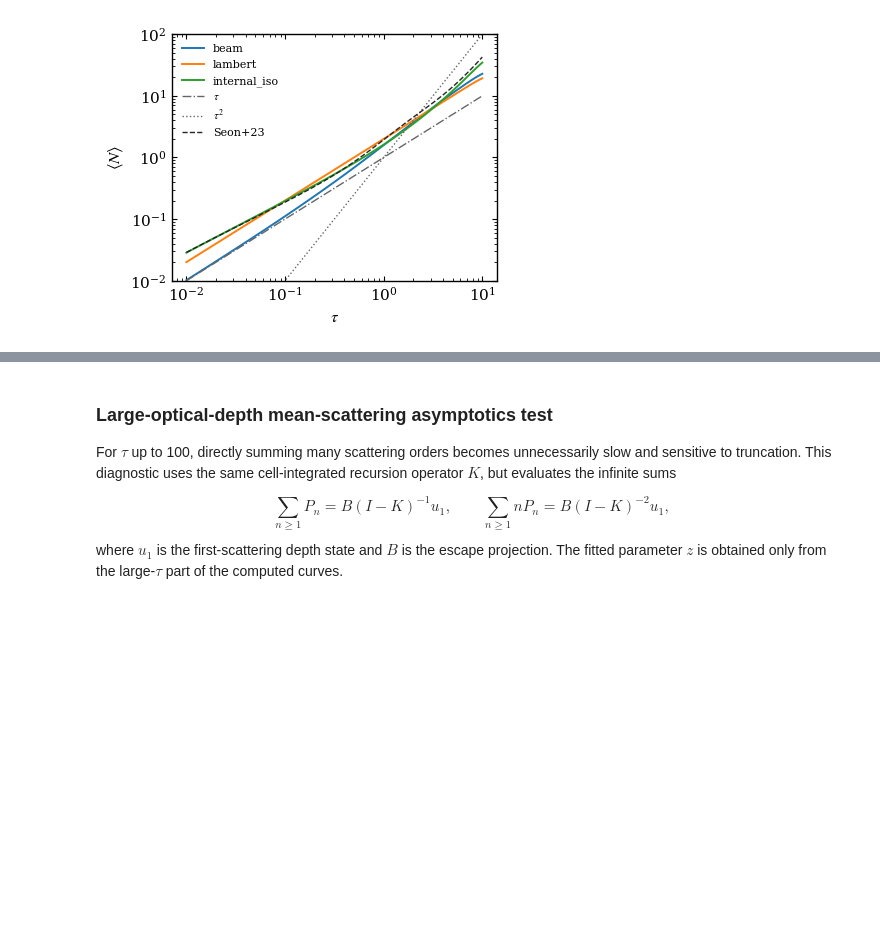
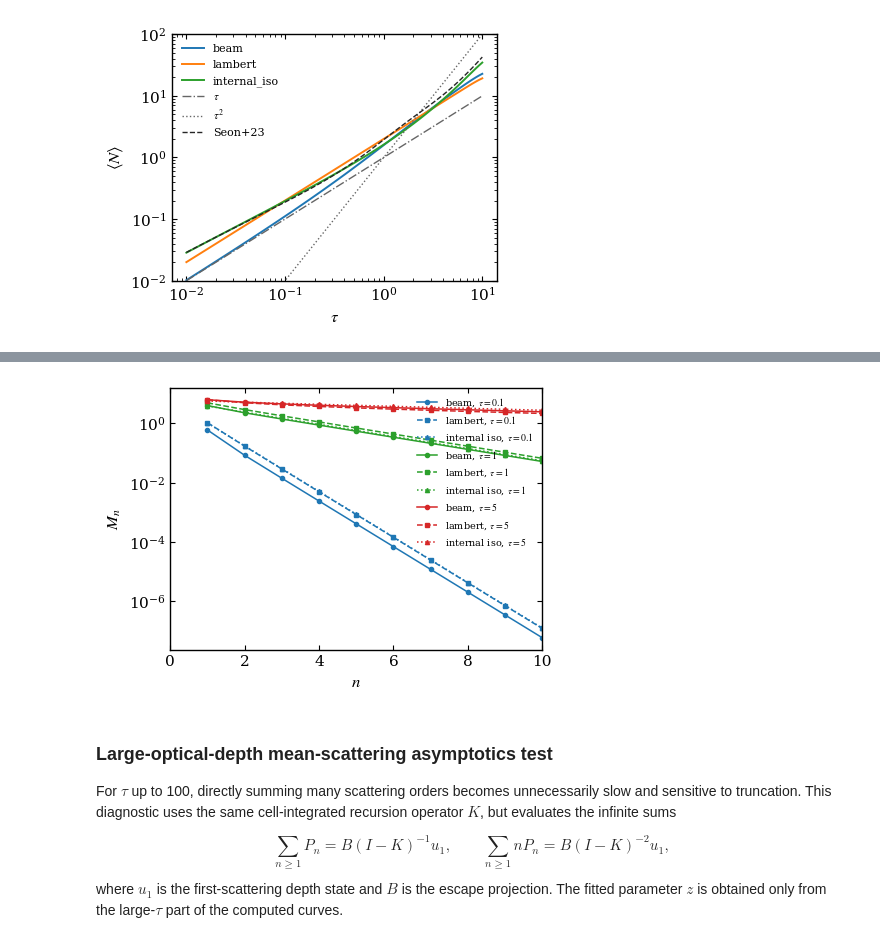
Before and after one commit to XU-Haichao/slab-multiscattering-recursion, a Jupyter notebook: theory_recursive_demo.ipynb, the cells around one changed output, grey strips where cells are left out. Cells and saved outputs as stored; diff of their text form; code cells hidden in the pictures; blank space fills up the shorter version.

Commit message:
Update theory recursive demo Q transport diagnostic

```diff
--- a/theory_recursive_demo.ipynb
+++ b/theory_recursive_demo.ipynb
@@ -660,3 +668,50 @@ plot_mean_scatter_count()
+# %%
+# Low-order M_n distribution diagnostic.
+MN_TAUS = [0.1, 1.0, 5.0]
+MN_ORDERS = np.arange(1, 11)
+MN_COLORS = {0.1: "C0", 1.0: "C2", 5.0: "C3"}
+MN_MARKERS = {"beam": "o", "lambert": "s", "internal_iso": "^"}
+MN_LINESTYLES = {"beam": "-", "lambert": "--", "internal_iso": ":"}
+MN_LABELS = {"beam": "beam", "lambert": "lambert", "internal_iso": "internal iso"}
+
+
+def order_Mn(case, order):
+    a = case["a_by_order"][order]
+    b = case["b_by_order"][order]
+    if a is None or b is None:
+        return 0.0
+    return 4.0 * np.pi * case["cell_width"] * np.sum(a + b / 3.0)
+
+
+def plot_low_order_Mn_distribution():
+    fig, ax = plt.subplots(figsize=(4.8, 3.4))
+    for tau in MN_TAUS:
+        for injection in INJECTION_MODES:
+            case = get_case(tau, injection, n_max=int(MN_ORDERS.max()), depth_grid=DENSE_DEPTH_GRID)
+            vals = [order_Mn(case, int(n)) for n in MN_ORDERS]
+            ax.plot(
+                MN_ORDERS,
+                positive(vals),
+                color=MN_COLORS[tau],
+                linestyle=MN_LINESTYLES[injection],
+                marker=MN_MARKERS[injection],
+                markersize=3.0,
+                linewidth=1.1,
+                label=rf"{MN_LABELS[injection]}, $\tau={tau:g}$",
+            )
+    ax.set_yscale("log")
+    ax.set_xlim(0, 10)
+    ax.set_xticks(np.arange(0, 11, 2))
+    ax.set_xlabel(r"$n$")
+    ax.set_ylabel(r"$M_n$")
+    ax.legend(frameon=False, fontsize=7, loc="upper right")
+    ax.tick_params(direction="in", which="both", top=True, right=True)
+    plt.show()
+
+
+plot_low_order_Mn_distribution()
+# %% [output]
+[figure, added]
 # %% [markdown]
 ### Large-optical-depth mean-scattering asymptotics test
 
```
Also changed, not shown: parts of 8 cells of this notebook.
